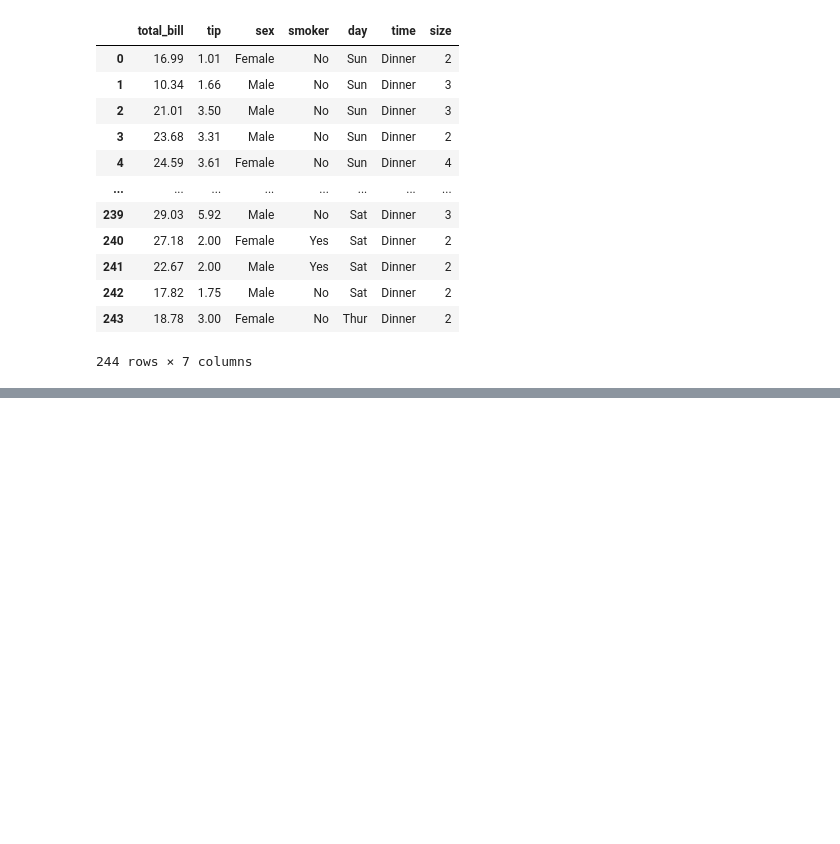
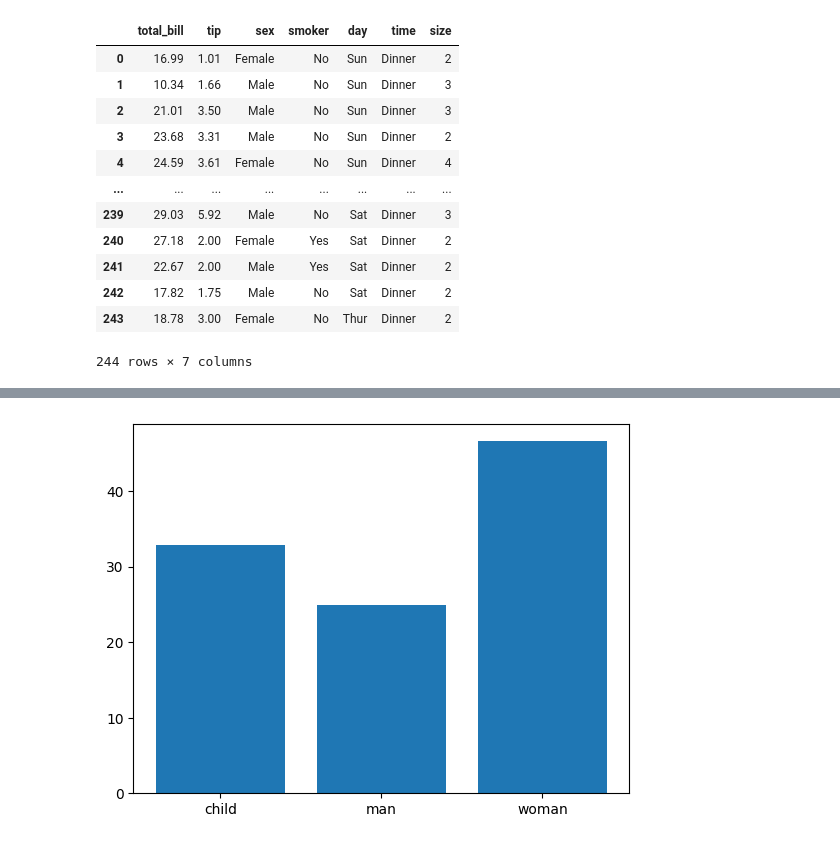
Before and after one commit to vitthalbulbule/Seaborn, a Jupyter notebook: simple.ipynb, the cells around one changed output, grey strips where cells are left out. Cells and saved outputs as stored; diff of their text form; code cells hidden in the pictures; blank space fills up the shorter version.

```diff
--- a/simple.ipynb
+++ b/simple.ipynb
@@ -53,0 +101,7 @@ sns.lineplot(x="day",y="total_bill",data=df1,hue='sex',style='time',legend='full
+# %%
+grouped=df2.groupby('who')['fare'].mean()
+
+plt.bar(grouped.index,grouped.values)
+plt.show()
+# %% [output]
+[figure, added]
```
Also changed, not shown: parts of 8 cells of this notebook.
